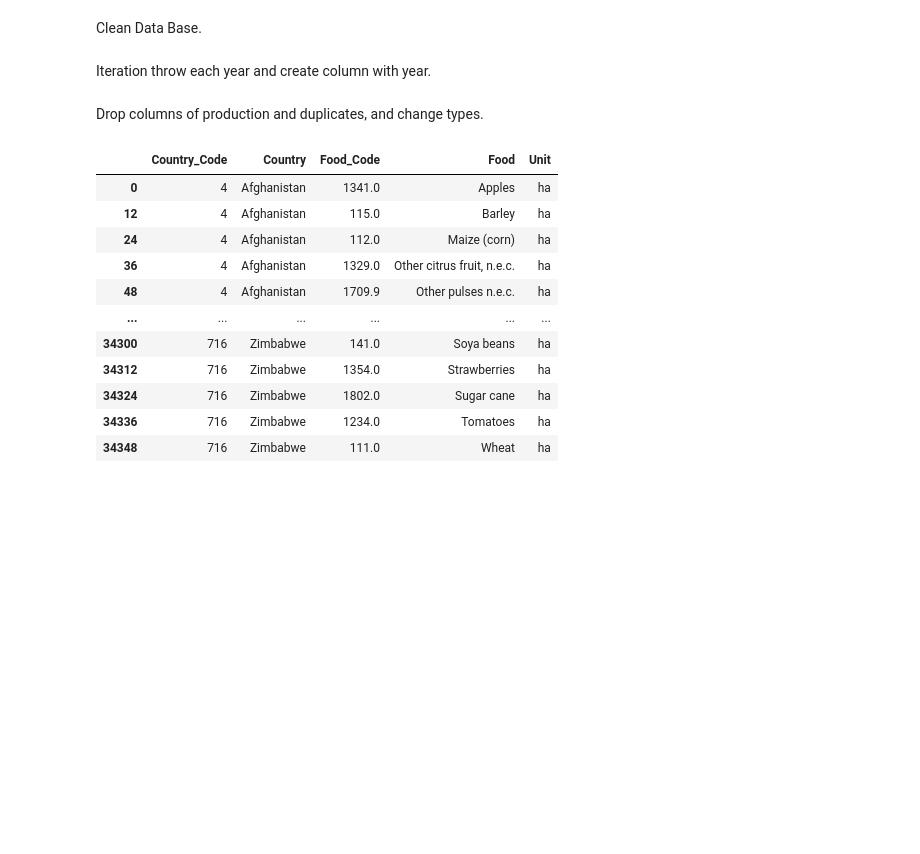
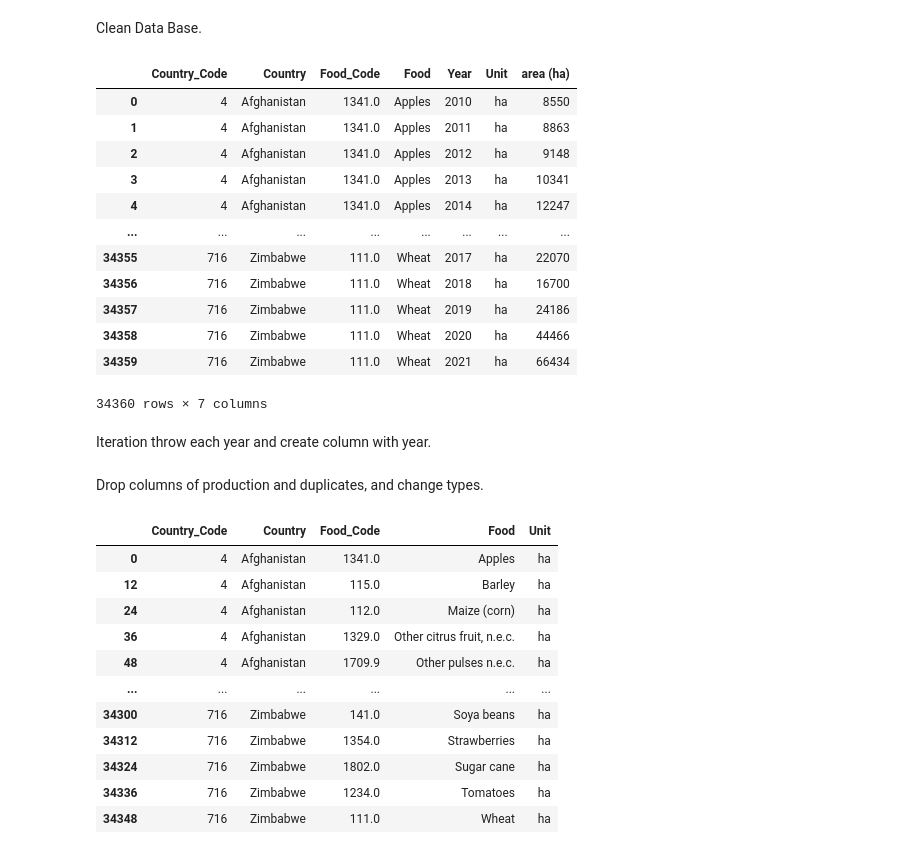
Before and after one commit to imalanz/Food_Emissions, a Jupyter notebook: analysis/areaDB.ipynb, the cells around one changed output. Saved outputs shown, nothing was run; the diff lists cells and outputs as text; code cells hidden in the pictures; blank space fills up the shorter version.

```diff
--- a/analysis/areaDB.ipynb
+++ b/analysis/areaDB.ipynb
@@ -24,3 +24,21 @@ area.sample()
 Clean Data Base.
 # %%
 area = an.clean_df (area)
+# %%
+area.rename(columns={"Value":"area (ha)"}, inplace=True)
+# %%
+area
+# %% [output]
+|  | Country_Code | Country | Food_Code | Food | Year | Unit | area (ha) |
+| 0 | 4 | Afghanistan | 1341.0 | Apples | 2010 | ha | 8550 |
+| 1 | 4 | Afghanistan | 1341.0 | Apples | 2011 | ha | 8863 |
+| 2 | 4 | Afghanistan | 1341.0 | Apples | 2012 | ha | 9148 |
+| 3 | 4 | Afghanistan | 1341.0 | Apples | 2013 | ha | 10341 |
+| 4 | 4 | Afghanistan | 1341.0 | Apples | 2014 | ha | 12247 |
+| ... | ... | ... | ... | ... | ... | ... | ... |
+| 34355 | 716 | Zimbabwe | 111.0 | Wheat | 2017 | ha | 22070 |
+| 34356 | 716 | Zimbabwe | 111.0 | Wheat | 2018 | ha | 16700 |
+| 34357 | 716 | Zimbabwe | 111.0 | Wheat | 2019 | ha | 24186 |
+| 34358 | 716 | Zimbabwe | 111.0 | Wheat | 2020 | ha | 44466 |
+| 34359 | 716 | Zimbabwe | 111.0 | Wheat | 2021 | ha | 66434 |
+34360 rows × 7 columns
```
Also changed, not shown: parts of 2 cells of this notebook, 9 other files.
